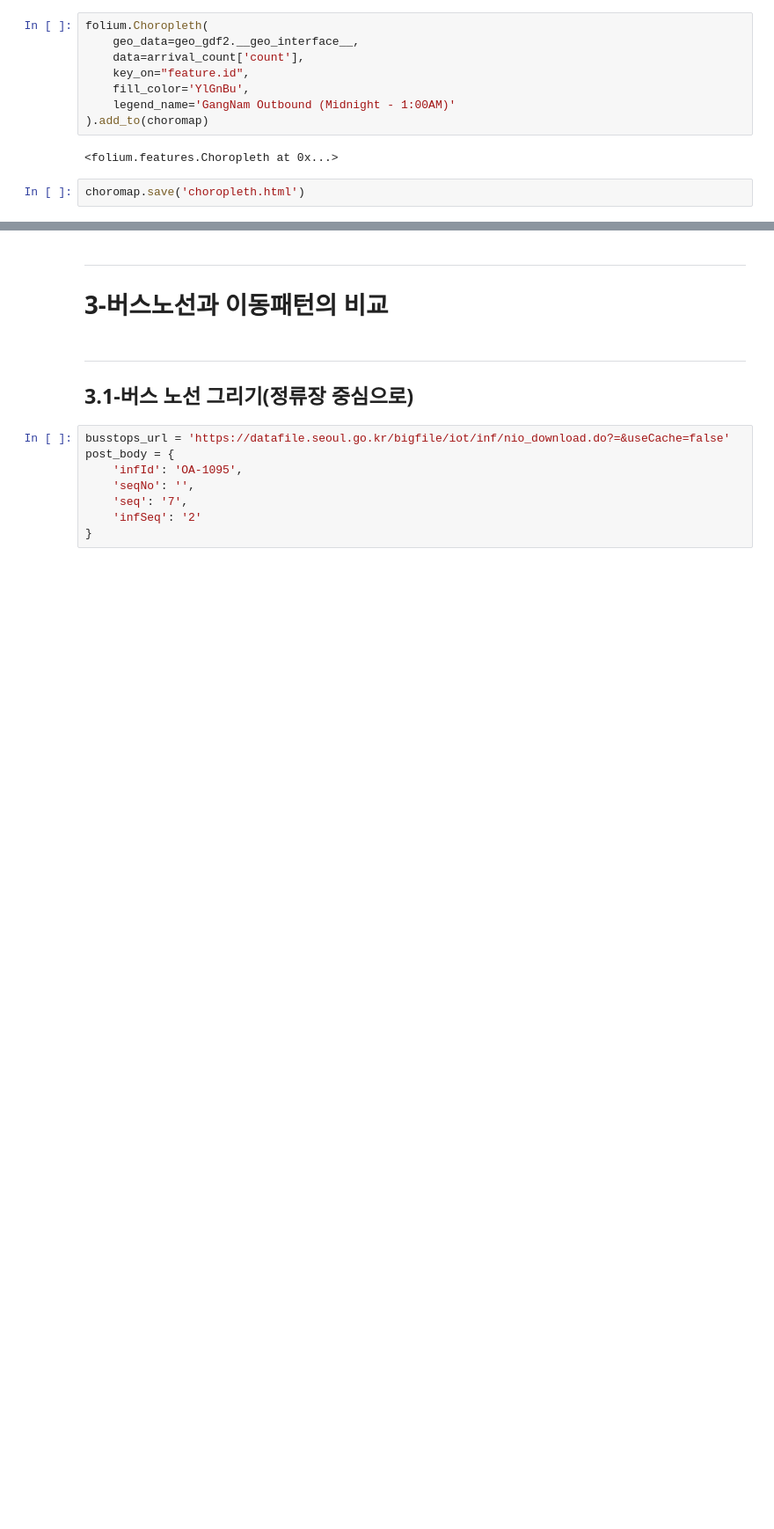
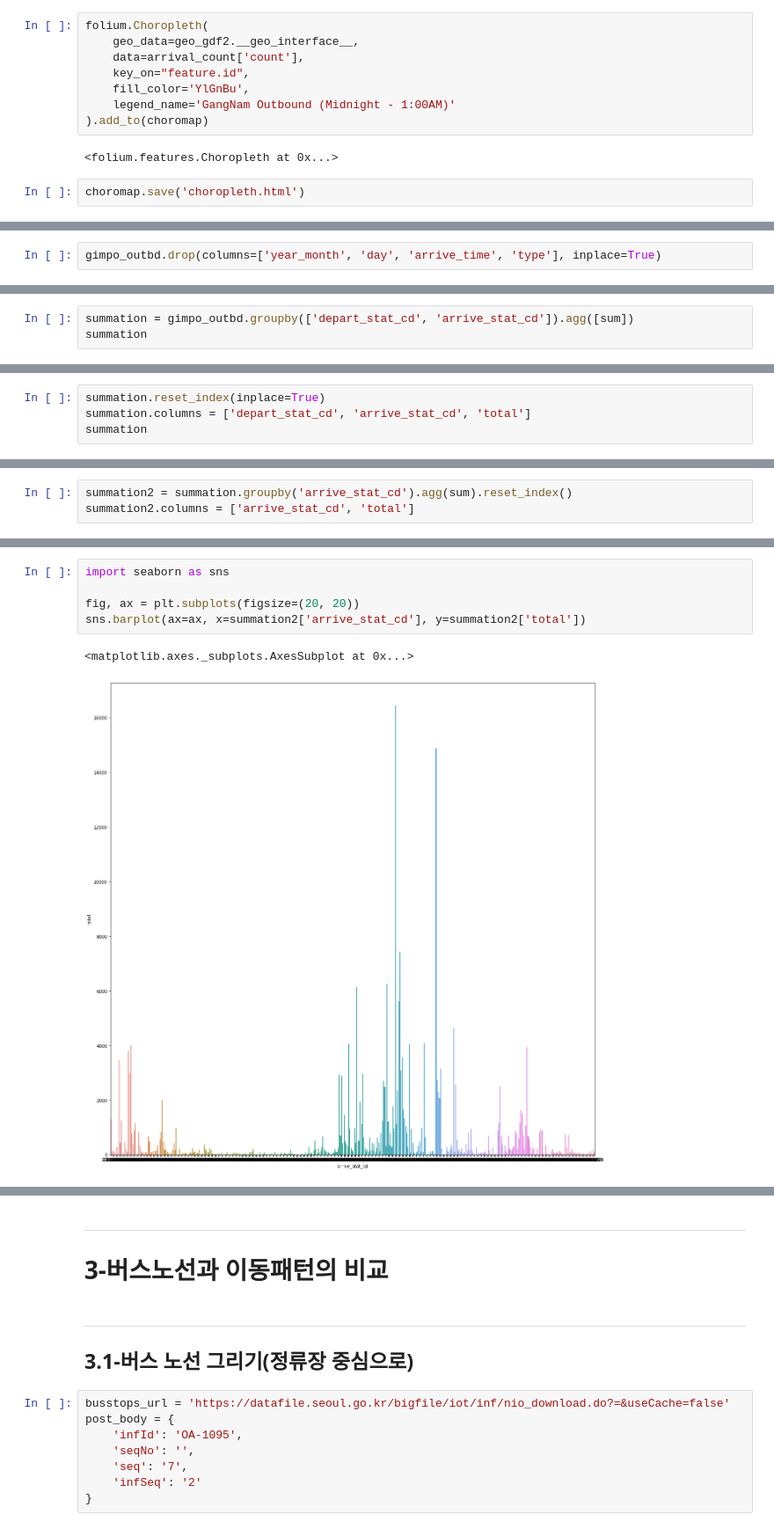
Before and after one commit to degru82/my-jupyter-notebooks, a Jupyter notebook: 2021/Play_with_GeoPandas.ipynb, the cells around one changed output, grey strips where cells are left out. Shown at 88% size. Saved outputs shown, nothing was run; the diff lists cells and outputs as text; blank space fills up the shorter version.

Commit message:
showed population on commute time at 8am

```diff
--- a/2021/Play_with_GeoPandas.ipynb
+++ b/2021/Play_with_GeoPandas.ipynb
@@ -1506,0 +1649,2 @@ choromap.save('choropleth.html')
+# %%
+gimpo_outbd.drop(columns=['year_month', 'day', 'arrive_time', 'type'], inplace=True)
@@ -1506,0 +1672,3 @@ choromap.save('choropleth.html')
+# %%
+summation = gimpo_outbd.groupby(['depart_stat_cd', 'arrive_stat_cd']).agg([sum])
+summation
@@ -1506,0 +1691,4 @@ choromap.save('choropleth.html')
+# %%
+summation.reset_index(inplace=True)
+summation.columns = ['depart_stat_cd', 'arrive_stat_cd', 'total']
+summation
@@ -1506,0 +1709,3 @@ choromap.save('choropleth.html')
+# %%
+summation2 = summation.groupby('arrive_stat_cd').agg(sum).reset_index()
+summation2.columns = ['arrive_stat_cd', 'total']
@@ -1506,0 +1728,8 @@ choromap.save('choropleth.html')
+# %%
+import seaborn as sns
+
+fig, ax = plt.subplots(figsize=(20, 20))
+sns.barplot(ax=ax, x=summation2['arrive_stat_cd'], y=summation2['total'])
+# %% [output]
+<matplotlib.axes._subplots.AxesSubplot at 0x...>
+[figure, added]
```
Also changed, not shown: parts of 35 cells of this notebook.
